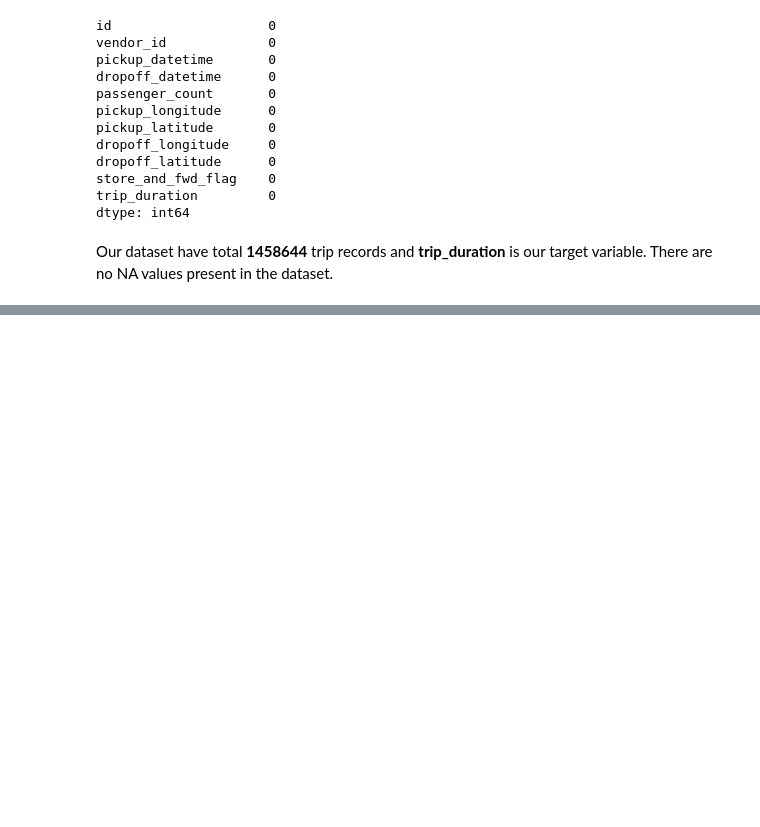
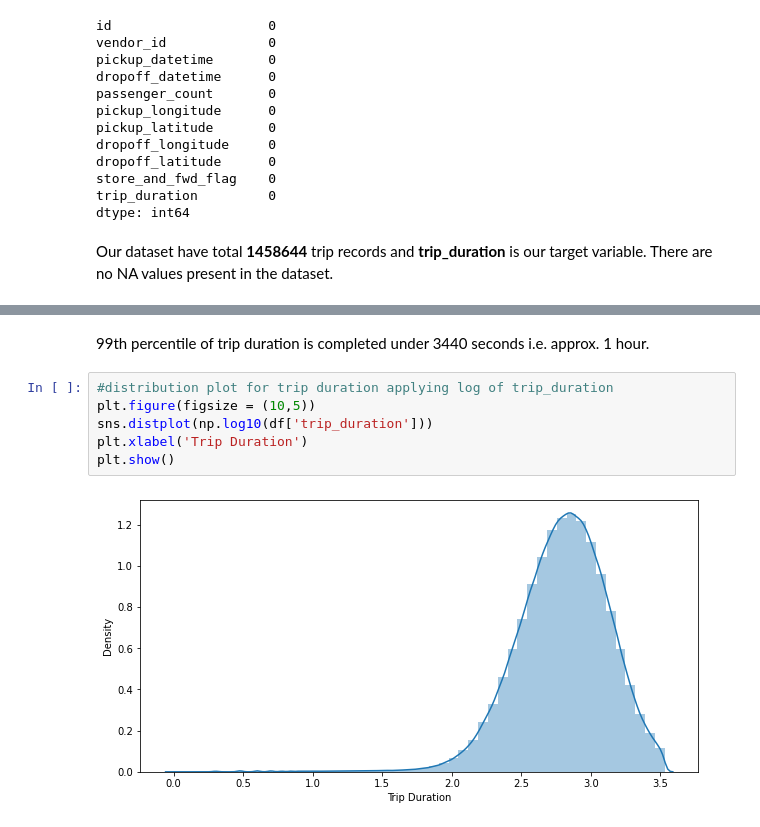
Before and after one commit to vaidande/NYC-Taxi-Trip-Time-Prediction, a Jupyter notebook: NYC_Taxi_Trip_Time_Prediction_Capstone_Project_By_Ritik_Vaidande.ipynb, the cells around one changed output, grey strips where cells are left out. Drawn from its saved outputs; the diff is of its cells as text; blank space fills up the shorter version.

```diff
--- a/NYC_Taxi_Trip_Time_Prediction_Capstone_Project_By_Ritik_Vaidande.ipynb
+++ b/NYC_Taxi_Trip_Time_Prediction_Capstone_Project_By_Ritik_Vaidande.ipynb
@@ -124,0 +222,10 @@ df.describe().apply(lambda x: x.apply('{0:.5f}'.format))
+# %% [markdown]
+99th percentile of trip duration is completed under 3440 seconds i.e. approx. 1 hour.
+# %%
+#distribution plot for trip duration applying log of trip_duration
+plt.figure(figsize = (10,5))
+sns.distplot(np.log10(df['trip_duration']))
+plt.xlabel('Trip Duration')
+plt.show()
+# %% [output]
+[figure, added]
```
Also changed, not shown: parts of 29 cells of this notebook.
